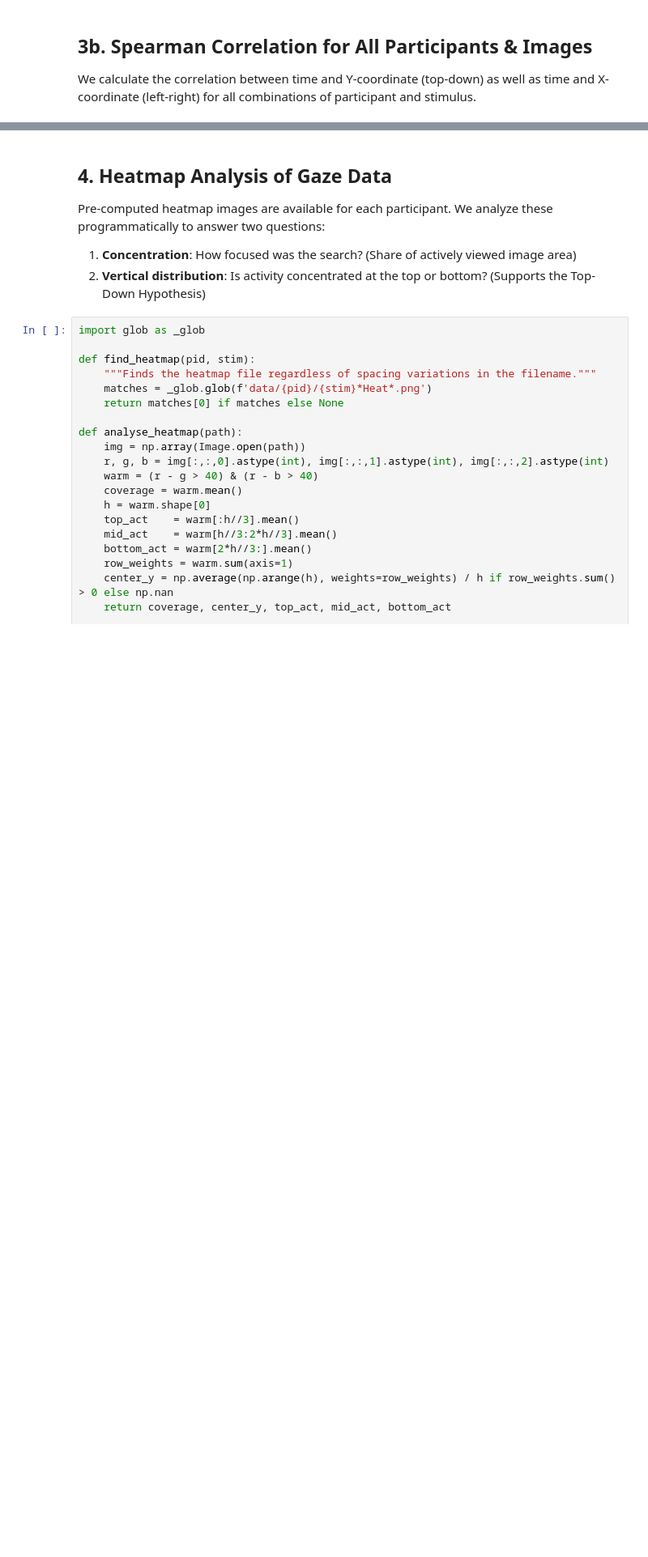
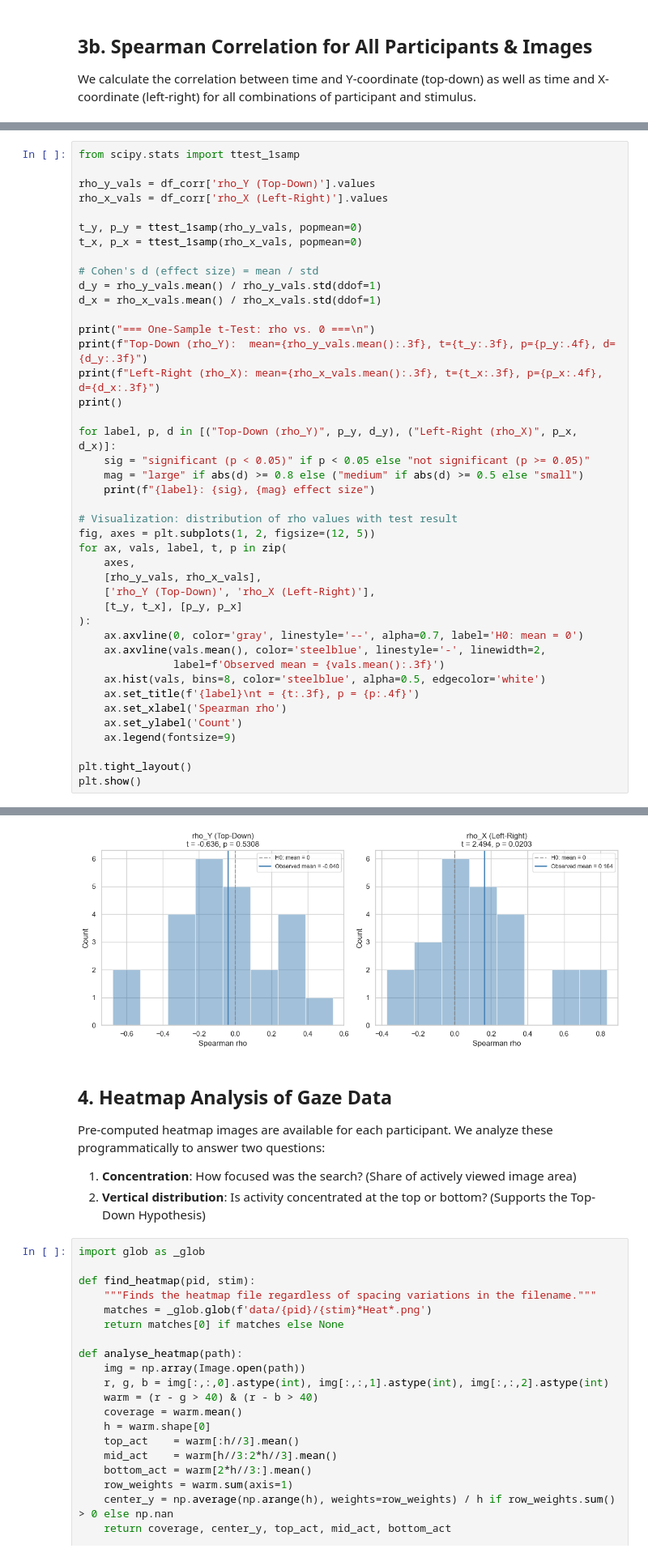
Before and after one commit to niklashoefling/waldo-eye-tracking-analysis, a Jupyter notebook: Waldo_all_recordings.ipynb, the cells around one changed output, grey strips where cells are left out. Shown at 81% size. Drawn from its saved outputs; the diff is of its cells as text; blank space fills up the shorter version.

Commit message:
Add one-sample t-test

```diff
--- a/Waldo_all_recordings.ipynb
+++ b/Waldo_all_recordings.ipynb
@@ -213,0 +268,43 @@ plt.show()
+# %%
+from scipy.stats import ttest_1samp
+
+rho_y_vals = df_corr['rho_Y (Top-Down)'].values
+rho_x_vals = df_corr['rho_X (Left-Right)'].values
+
+t_y, p_y = ttest_1samp(rho_y_vals, popmean=0)
+t_x, p_x = ttest_1samp(rho_x_vals, popmean=0)
+
+# Cohen's d (effect size) = mean / std
+d_y = rho_y_vals.mean() / rho_y_vals.std(ddof=1)
+d_x = rho_x_vals.mean() / rho_x_vals.std(ddof=1)
+
+print("=== One-Sample t-Test: rho vs. 0 ===\n")
+print(f"Top-Down (rho_Y):  mean={rho_y_vals.mean():.3f}, t={t_y:.3f}, p={p_y:.4f}, d={d_y:.3f}")
+print(f"Left-Right (rho_X): mean={rho_x_vals.mean():.3f}, t={t_x:.3f}, p={p_x:.4f}, d={d_x:.3f}")
+print()
+
+for label, p, d in [("Top-Down (rho_Y)", p_y, d_y), ("Left-Right (rho_X)", p_x, d_x)]:
+    sig = "significant (p < 0.05)" if p < 0.05 else "not significant (p >= 0.05)"
+    mag = "large" if abs(d) >= 0.8 else ("medium" if abs(d) >= 0.5 else "small")
+    print(f"{label}: {sig}, {mag} effect size")
+
+# Visualization: distribution of rho values with test result
+fig, axes = plt.subplots(1, 2, figsize=(12, 5))
+for ax, vals, label, t, p in zip(
+    axes,
+    [rho_y_vals, rho_x_vals],
+    ['rho_Y (Top-Down)', 'rho_X (Left-Right)'],
+    [t_y, t_x], [p_y, p_x]
+):
+    ax.axvline(0, color='gray', linestyle='--', alpha=0.7, label='H0: mean = 0')
+    ax.axvline(vals.mean(), color='steelblue', linestyle='-', linewidth=2,
+               label=f'Observed mean = {vals.mean():.3f}')
+    ax.hist(vals, bins=8, color='steelblue', alpha=0.5, edgecolor='white')
+    ax.set_title(f'{label}\nt = {t:.3f}, p = {p:.4f}')
+    ax.set_xlabel('Spearman rho')
+    ax.set_ylabel('Count')
+    ax.legend(fontsize=9)
+
+plt.tight_layout()
+plt.show()
+# %% [output]
@@ -214,3 +318,4 @@ plt.show()
+[figure, added]
 # %% [markdown]
 ## 4. Heatmap Analysis of Gaze Data
 Pre-computed heatmap images are available for each participant. We analyze these programmatically to answer two questions:
```
Also changed, not shown: parts of 14 cells of this notebook.
